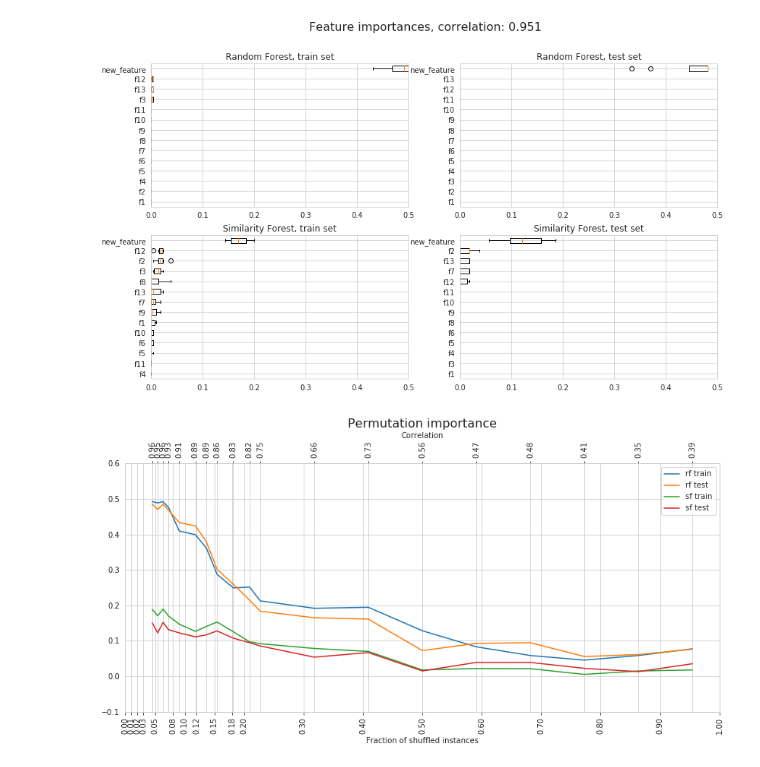
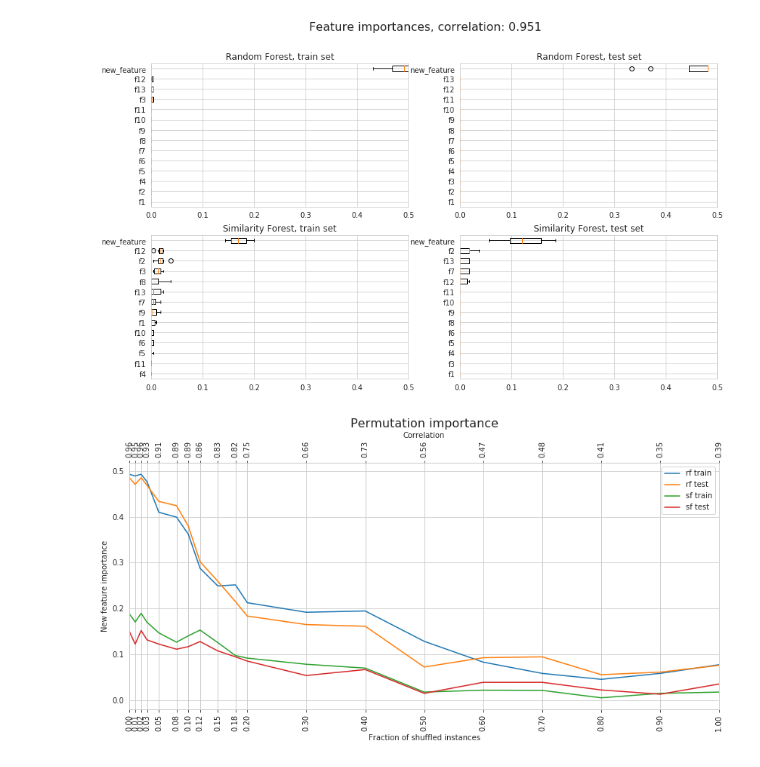
Before and after one commit to sfczekalski/similarity_forest, a Jupyter notebook: examples/Bias.ipynb, the cells around one changed output. Saved outputs shown, nothing was run; the diff lists cells and outputs as text; code cells hidden in the pictures.

Commit message:
Fixed xlim in permutation importance visualization.

```diff
--- a/examples/Bias.ipynb
+++ b/examples/Bias.ipynb
@@ -264,33 +264,33 @@ for i, xi in enumerate(x):
 # %%
 def tick_function(correlations):
     return [round(c, 2) for c in correlations]
 
 df_results = pd.DataFrame(results_importances)
 
 # Set figure and first axis
 fig, ax1 = plt.subplots(figsize=(14, 6))
 plt.xticks(rotation=90)
 ax1.set_xticks(x)
-#ax1.set_ylim(-0.1, 0.6)
+ax1.set_xlim(0.0, 1.0)
 ax1.set_xlabel('Fraction of shuffled instances')
 
 # Set second axis
 ax2 = ax1.twiny()
 plt.xticks(rotation=90)
 ax2.set_xticks(ax1.get_xticks())
-#ax2.set_ylim(-0.1, 0.6)
+ax2.set_xlim(0.0, 1.0)
 ax2.set_xticklabels(tick_function(df_results['correlation'].values))
 ax2.set_xlabel('Correlation')
 
 # Plot
 plt.plot(x, df_results['rf_train'].values, label='rf train')
 plt.plot(x, df_results['rf_test'].values, label='rf test')
 plt.plot(x, df_results['sf_train'].values, label='sf train')
 plt.plot(x, df_results['sf_test'].values, label='sf test')
 
 # Set legend and titles
 plt.legend()
-plt.ylabel('New feature importance')
+ax1.set_ylabel('New feature importance')
 plt.title('Permutation importance', fontsize=16);
 # %% [output]
-[figure, old version]
+[figure, new version]
```
Also changed, not shown: parts of 1 cell of this notebook.
